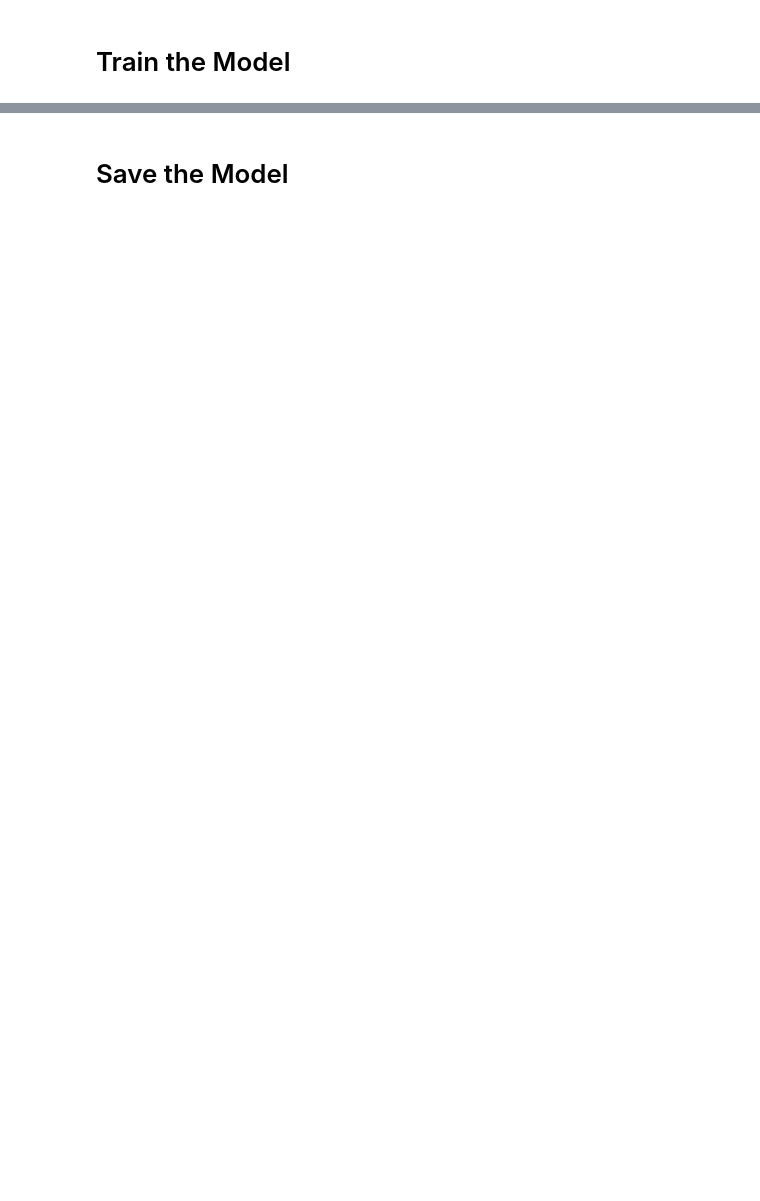
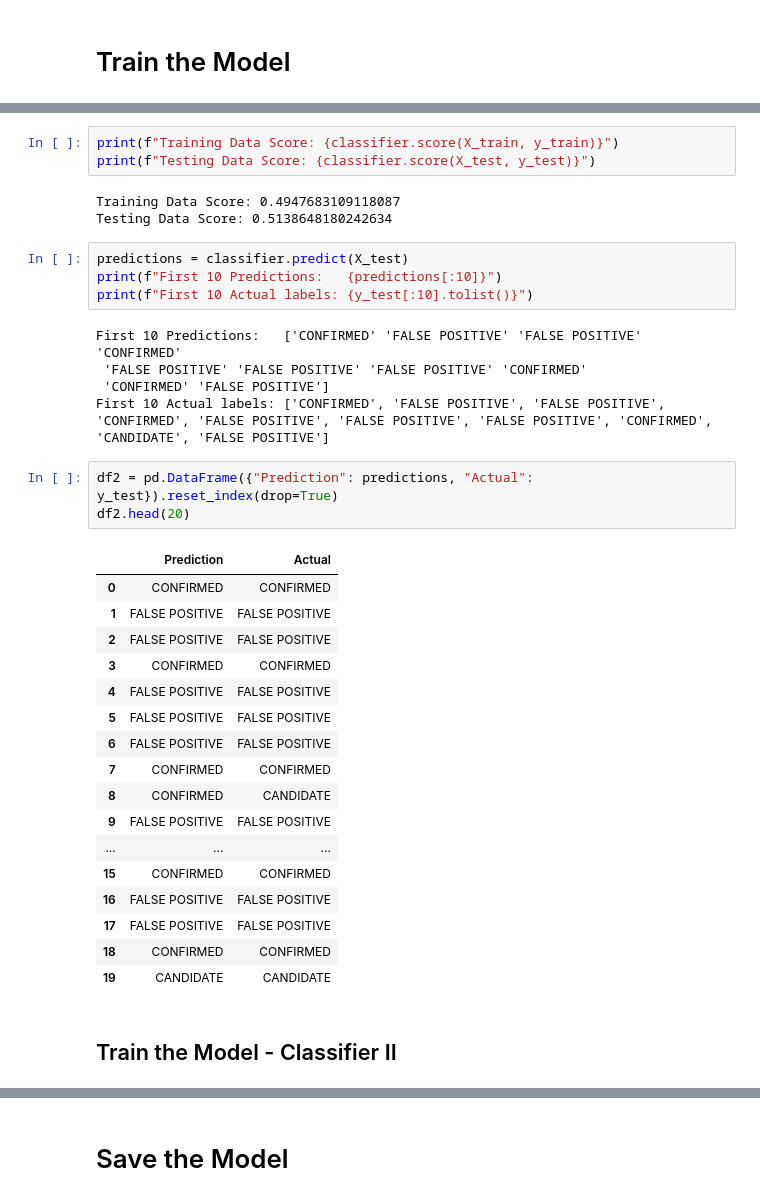
Before and after one commit to ejw-data/ml-classification-1, a Jupyter notebook: gridsearchcv.ipynb, the cells around one changed output, grey strips where cells are left out. Saved outputs shown, nothing was run; the diff lists cells and outputs as text; blank space fills up the shorter version.

```diff
--- a/gridsearchcv.ipynb
+++ b/gridsearchcv.ipynb
@@ -112,0 +175,38 @@ print(grid2.best_score_)
+# %%
+print(f"Training Data Score: {classifier.score(X_train, y_train)}")
+print(f"Testing Data Score: {classifier.score(X_test, y_test)}")
+# %% [output]
+Training Data Score: 0.4947683109118087
+Testing Data Score: 0.5138648180242634
+# %%
+predictions = classifier.predict(X_test)
+print(f"First 10 Predictions:   {predictions[:10]}")
+print(f"First 10 Actual labels: {y_test[:10].tolist()}")
+# %% [output]
+First 10 Predictions:   ['CONFIRMED' 'FALSE POSITIVE' 'FALSE POSITIVE' 'CONFIRMED'
+ 'FALSE POSITIVE' 'FALSE POSITIVE' 'FALSE POSITIVE' 'CONFIRMED'
+ 'CONFIRMED' 'FALSE POSITIVE']
+First 10 Actual labels: ['CONFIRMED', 'FALSE POSITIVE', 'FALSE POSITIVE', 'CONFIRMED', 'FALSE POSITIVE', 'FALSE POSITIVE', 'FALSE POSITIVE', 'CONFIRMED', 'CANDIDATE', 'FALSE POSITIVE']
+# %%
+df2 = pd.DataFrame({"Prediction": predictions, "Actual": y_test}).reset_index(drop=True)
+df2.head(20)
+# %% [output]
+|  | Prediction | Actual |
+| 0 | CONFIRMED | CONFIRMED |
+| 1 | FALSE POSITIVE | FALSE POSITIVE |
+| 2 | FALSE POSITIVE | FALSE POSITIVE |
+| 3 | CONFIRMED | CONFIRMED |
+| 4 | FALSE POSITIVE | FALSE POSITIVE |
+| 5 | FALSE POSITIVE | FALSE POSITIVE |
+| 6 | FALSE POSITIVE | FALSE POSITIVE |
+| 7 | CONFIRMED | CONFIRMED |
+| 8 | CONFIRMED | CANDIDATE |
+| 9 | FALSE POSITIVE | FALSE POSITIVE |
+| ... | ... | ... |
+| 15 | CONFIRMED | CONFIRMED |
+| 16 | FALSE POSITIVE | FALSE POSITIVE |
+| 17 | FALSE POSITIVE | FALSE POSITIVE |
+| 18 | CONFIRMED | CONFIRMED |
+| 19 | CANDIDATE | CANDIDATE |
+# %% [markdown]
+## Train the Model - Classifier II
```
Also changed, not shown: parts of 56 cells of this notebook, 4 other files.
